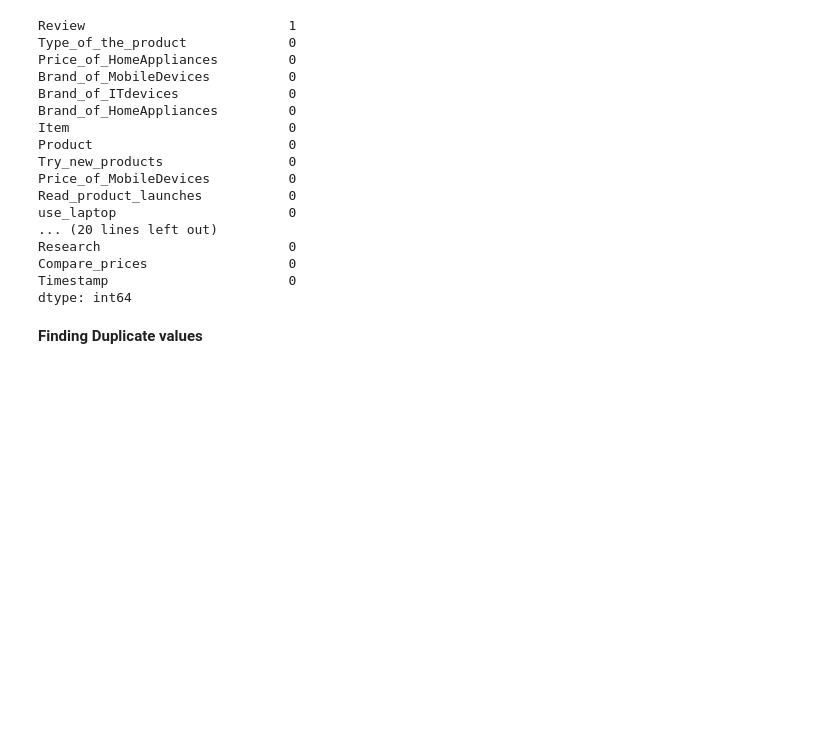
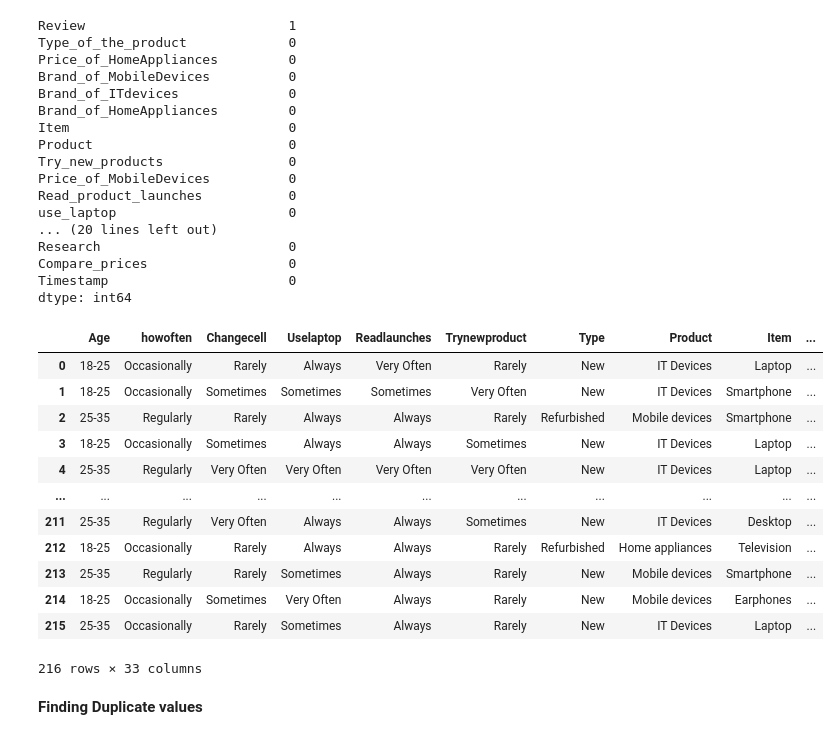
Before and after one commit to Sujatapanchal/MSCproject, a Jupyter notebook: Visualization_EPD.ipynb, the cells around one changed output. Cells and saved outputs as stored; diff of their text form; code cells hidden in the pictures; blank space fills up the shorter version.

```diff
--- a/Visualization_EPD.ipynb
+++ b/Visualization_EPD.ipynb
@@ -192,6 +203,24 @@ Research                        0
 Compare_prices                  0
 Timestamp                       0
 dtype: int64
+# %%
+#filling missing data
+df=df.fillna(method='ffill')
+df
+# %% [output]
+|  | Age | howoften | Changecell | Uselaptop | Readlaunches | Trynewproduct | Type | Product | Item | ... |
+| 0 | 18-25 | Occasionally | Rarely | Always | Very Often | Rarely | New | IT Devices | Laptop | ... |
+| 1 | 18-25 | Occasionally | Sometimes | Sometimes | Sometimes | Very Often | New | IT Devices | Smartphone | ... |
+| 2 | 25-35 | Regularly | Rarely | Always | Always | Rarely | Refurbished | Mobile devices | Smartphone | ... |
+| 3 | 18-25 | Occasionally | Sometimes | Always | Always | Sometimes | New | IT Devices | Laptop | ... |
+| 4 | 25-35 | Regularly | Very Often | Very Often | Very Often | Very Often | New | IT Devices | Laptop | ... |
+| ... | ... | ... | ... | ... | ... | ... | ... | ... | ... | ... |
+| 211 | 25-35 | Regularly | Very Often | Always | Always | Sometimes | New | IT Devices | Desktop | ... |
+| 212 | 18-25 | Occasionally | Rarely | Always | Always | Rarely | Refurbished | Home appliances | Television | ... |
+| 213 | 25-35 | Regularly | Rarely | Sometimes | Always | Rarely | New | Mobile devices | Smartphone | ... |
+| 214 | 18-25 | Occasionally | Sometimes | Very Often | Always | Rarely | New | Mobile devices | Earphones | ... |
+| 215 | 25-35 | Occasionally | Rarely | Sometimes | Always | Rarely | New | IT Devices | Laptop | ... |
+216 rows × 33 columns
 # %% [markdown]
 **Finding Duplicate values**
 # %%
```
Also changed, not shown: parts of 15 cells of this notebook.
